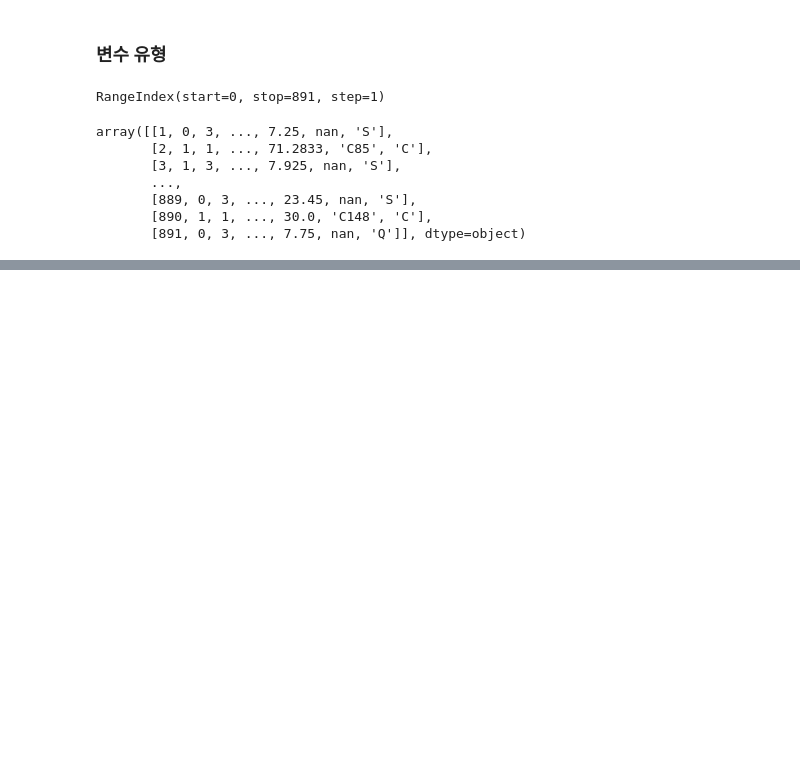
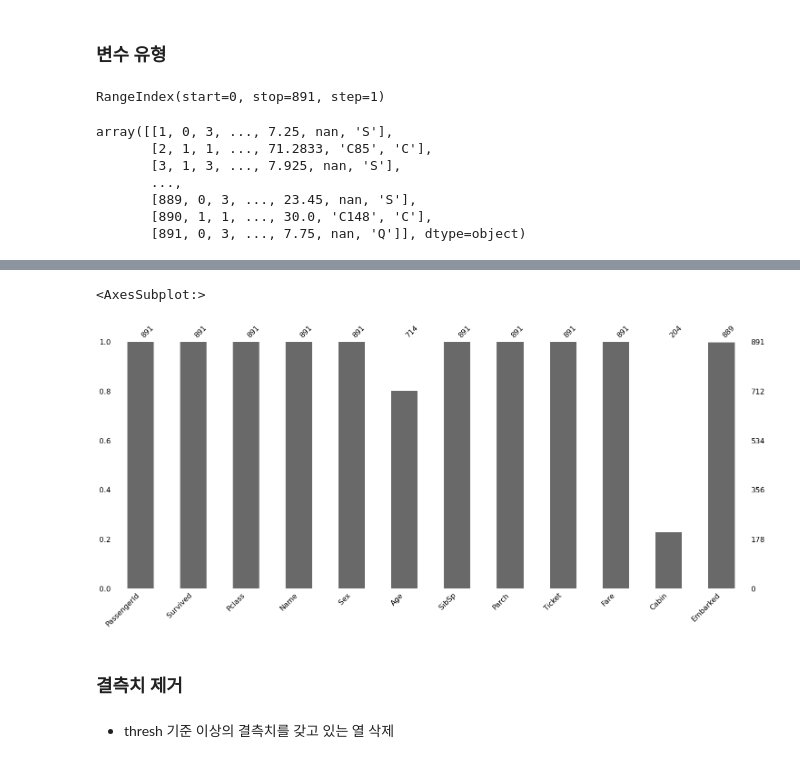
Before and after one commit to Cceugene/Class, a Jupyter notebook: Data_Analysis_Pipeline.ipynb, the cells around one changed output, grey strips where cells are left out. Cells and saved outputs as stored; diff of their text form; code cells hidden in the pictures; blank space fills up the shorter version.

```diff
--- a/Data_Analysis_Pipeline.ipynb
+++ b/Data_Analysis_Pipeline.ipynb
@@ -142,0 +242,9 @@ array([[1, 0, 3, ..., 7.25, nan, 'S'],
+# %%
+msno.bar(df)
+# %% [output]
+<AxesSubplot:>
+[figure, added]
+# %% [markdown]
+### 결측치 제거
+# %% [markdown]
+- thresh 기준 이상의 결측치를 갖고 있는 열 삭제
```
Also changed, not shown: parts of 44 cells of this notebook.
